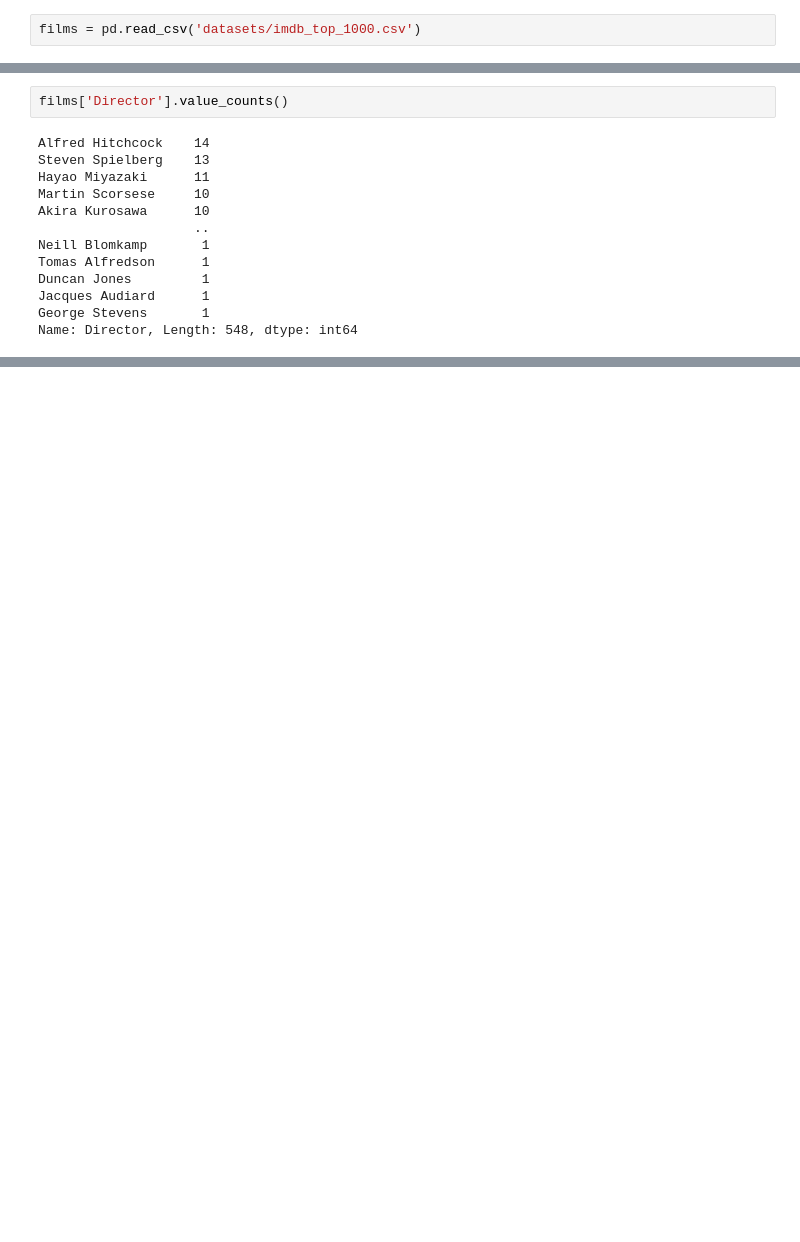
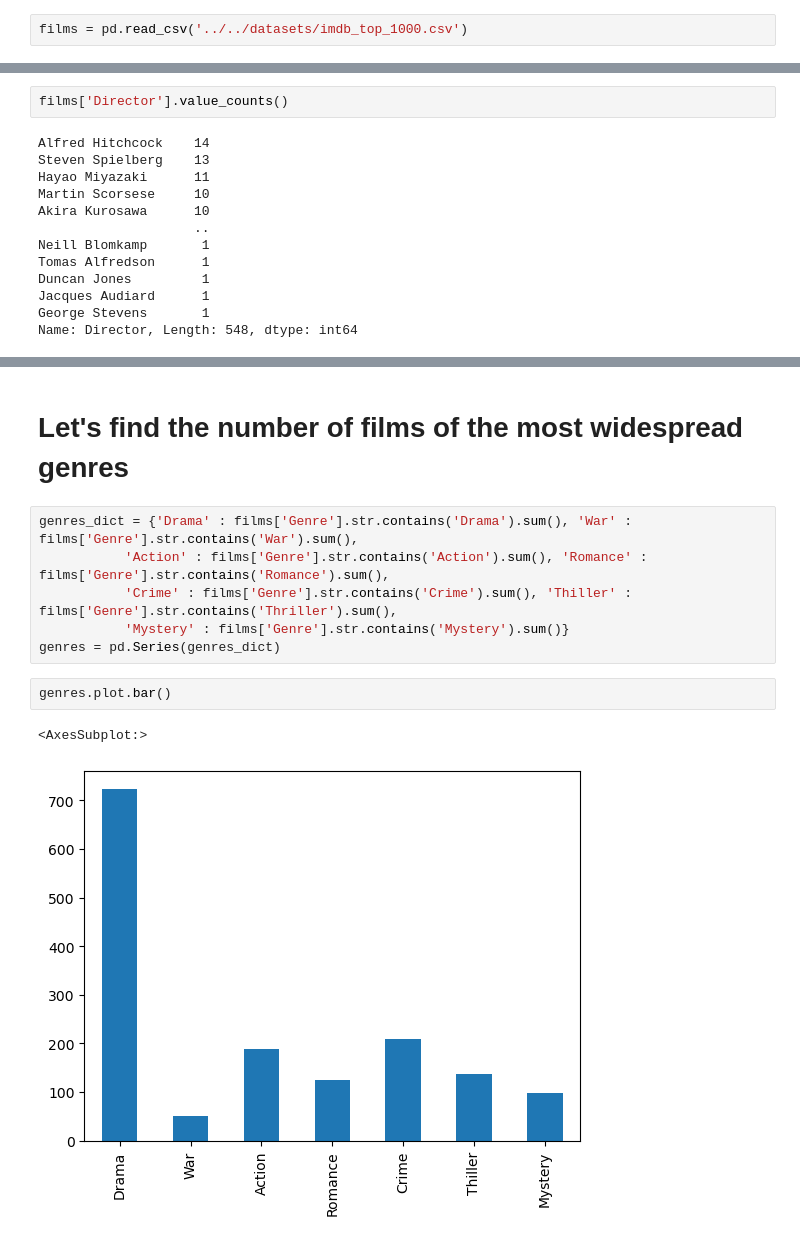
Before and after one commit to ansatsu01/Data-Analysis-and-Visualisation-Technology-Course, a Jupyter notebook: Exploratory Data Analysis.ipynb, the cells around one changed output, grey strips where cells are left out. Saved outputs shown, nothing was run; the diff lists cells and outputs as text; blank space fills up the shorter version.

```diff
--- a/Exploratory Data Analysis.ipynb
+++ b/Exploratory Data Analysis.ipynb
@@ -4,3 +4,3 @@ import matplotlib as mpl
 import seaborn as sns
 # %%
-films = pd.read_csv('datasets/imdb_top_1000.csv')
+films = pd.read_csv('../../datasets/imdb_top_1000.csv')
@@ -62,0 +120,13 @@ Name: Director, Length: 548, dtype: int64
+# %% [markdown]
+# Let's find the number of films of the most widespread genres
+# %%
+genres_dict = {'Drama' : films['Genre'].str.contains('Drama').sum(), 'War' : films['Genre'].str.contains('War').sum(),
+           'Action' : films['Genre'].str.contains('Action').sum(), 'Romance' : films['Genre'].str.contains('Romance').sum(),
+           'Crime' : films['Genre'].str.contains('Crime').sum(), 'Thiller' : films['Genre'].str.contains('Thriller').sum(),
+           'Mystery' : films['Genre'].str.contains('Mystery').sum()}
+genres = pd.Series(genres_dict)
+# %%
+genres.plot.bar()
+# %% [output]
+<AxesSubplot:>
+[figure, added]
```
Also changed, not shown: parts of 20 cells of this notebook.
